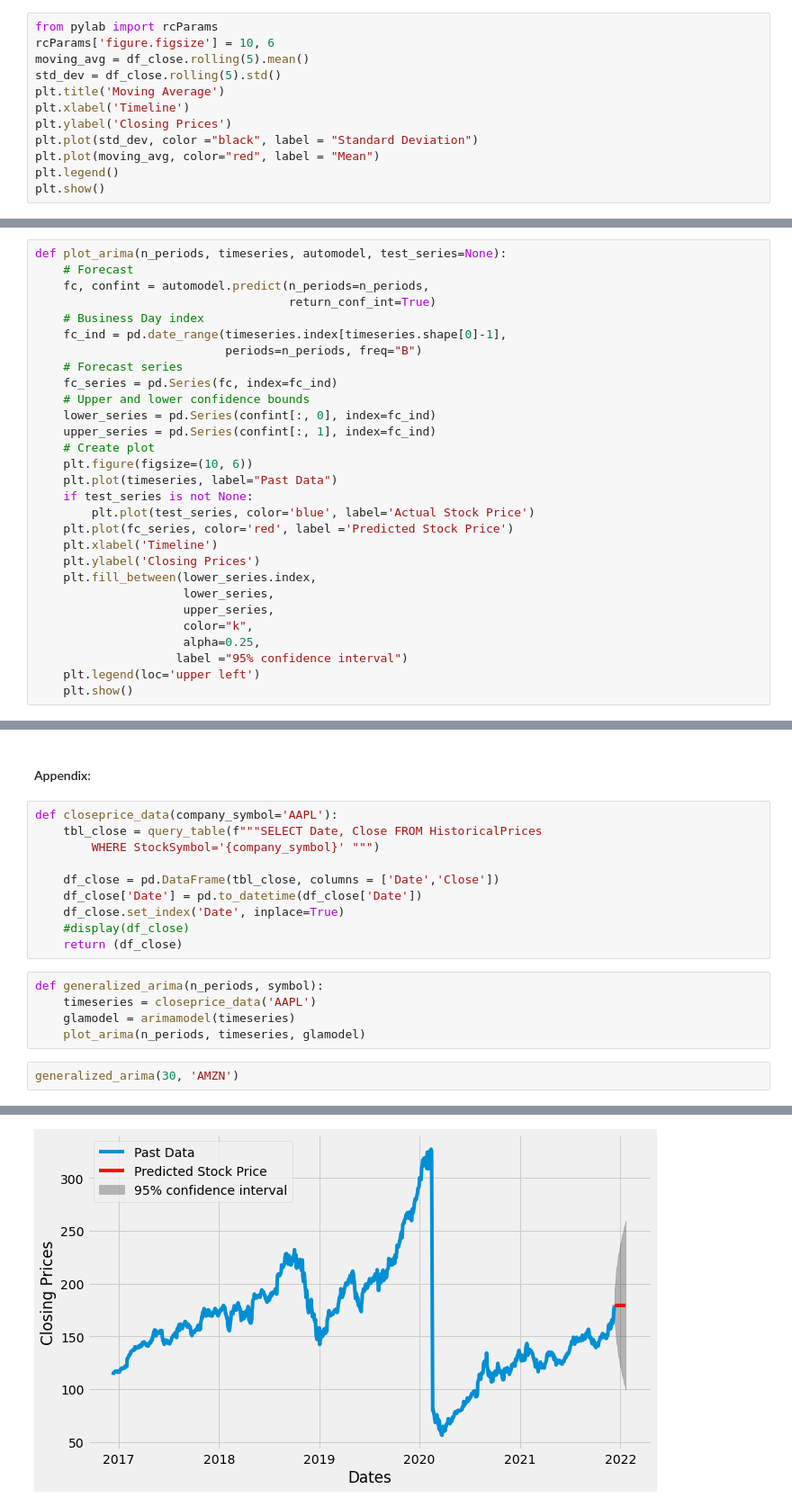
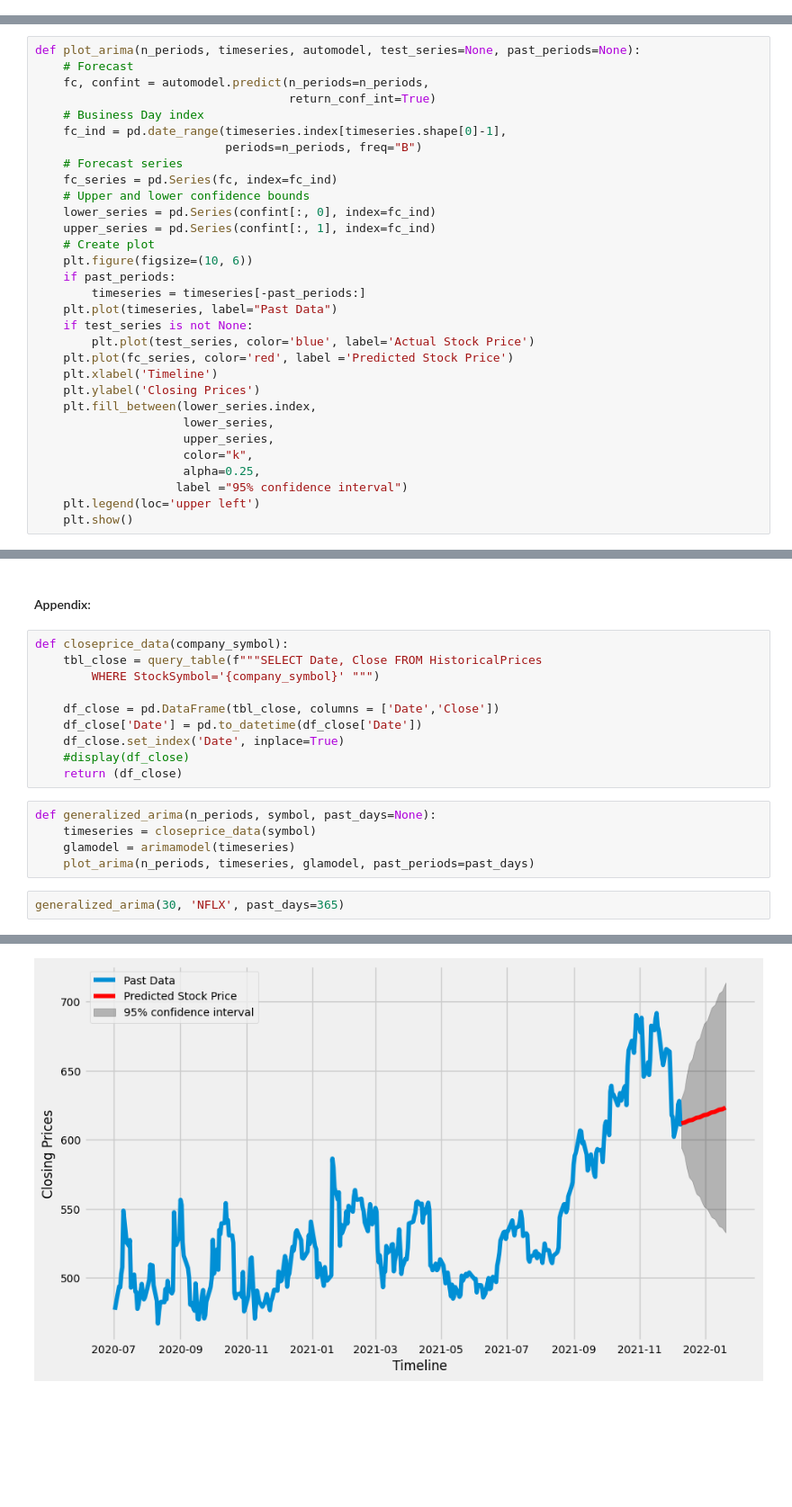
Before and after one commit to HemanthTalla/StockMarketPrediction, a Jupyter notebook: DDA_FinalProject.ipynb, the cells around one changed output, grey strips where cells are left out. Shown at 90% size. Cells and saved outputs as stored; diff of their text form; blank space fills up the shorter version.

Commit message:
Collated Data Exploration and Analysis

```diff
--- a/DDA_FinalProject.ipynb
+++ b/DDA_FinalProject.ipynb
@@ -207,12 +431,0 @@ fig.set_size_inches(16, 9)
-# %%
-from pylab import rcParams
-rcParams['figure.figsize'] = 10, 6
-moving_avg = df_close.rolling(5).mean()
-std_dev = df_close.rolling(5).std()
-plt.title('Moving Average')
-plt.xlabel('Timeline')
-plt.ylabel('Closing Prices')
-plt.plot(std_dev, color ="black", label = "Standard Deviation")
-plt.plot(moving_avg, color="red", label = "Mean")
-plt.legend()
-plt.show()
@@ -247,7 +458,7 @@ def arimamodel(timeseries):
                               trace=True)
     return automodel
 # %%
-def plot_arima(n_periods, timeseries, automodel, test_series=None):
+def plot_arima(n_periods, timeseries, automodel, test_series=None, past_periods=None):
     # Forecast
     fc, confint = automodel.predict(n_periods=n_periods,
                                     return_conf_int=True)
@@ -261,6 +472,8 @@ def plot_arima(n_periods, timeseries, automodel, test_series=None):
     upper_series = pd.Series(confint[:, 1], index=fc_ind)
     # Create plot
     plt.figure(figsize=(10, 6))
+    if past_periods:
+        timeseries = timeseries[-past_periods:]
     plt.plot(timeseries, label="Past Data")
     if test_series is not None:
         plt.plot(test_series, color='blue', label='Actual Stock Price')
@@ -345,7 +559,7 @@ plot_arima(30, df_close, automodel)
 # %% [markdown]
 #### Appendix:
 # %%
-def closeprice_data(company_symbol='AAPL'):
+def closeprice_data(company_symbol):
     tbl_close = query_table(f"""SELECT Date, Close FROM HistoricalPrices
         WHERE StockSymbol='{company_symbol}' """)
 
@@ -355,11 +569,11 @@ def closeprice_data(company_symbol='AAPL'):
     #display(df_close)
     return (df_close)
 # %%
-def generalized_arima(n_periods, symbol):
-    timeseries = closeprice_data('AAPL')
+def generalized_arima(n_periods, symbol, past_days=None):
+    timeseries = closeprice_data(symbol)
     glamodel = arimamodel(timeseries)
-    plot_arima(n_periods, timeseries, glamodel)
+    plot_arima(n_periods, timeseries, glamodel, past_periods=past_days)
 # %%
-generalized_arima(30, 'AMZN')
+generalized_arima(30, 'NFLX', past_days=365)
 # %% [output]
 Performing stepwise search to minimize aic
@@ -374 +591 @@ Total fit time: 0.228 seconds
-[figure, old version]
+[figure, new version]
```
Also changed, not shown: parts of 33 cells of this notebook, 2 other files.
